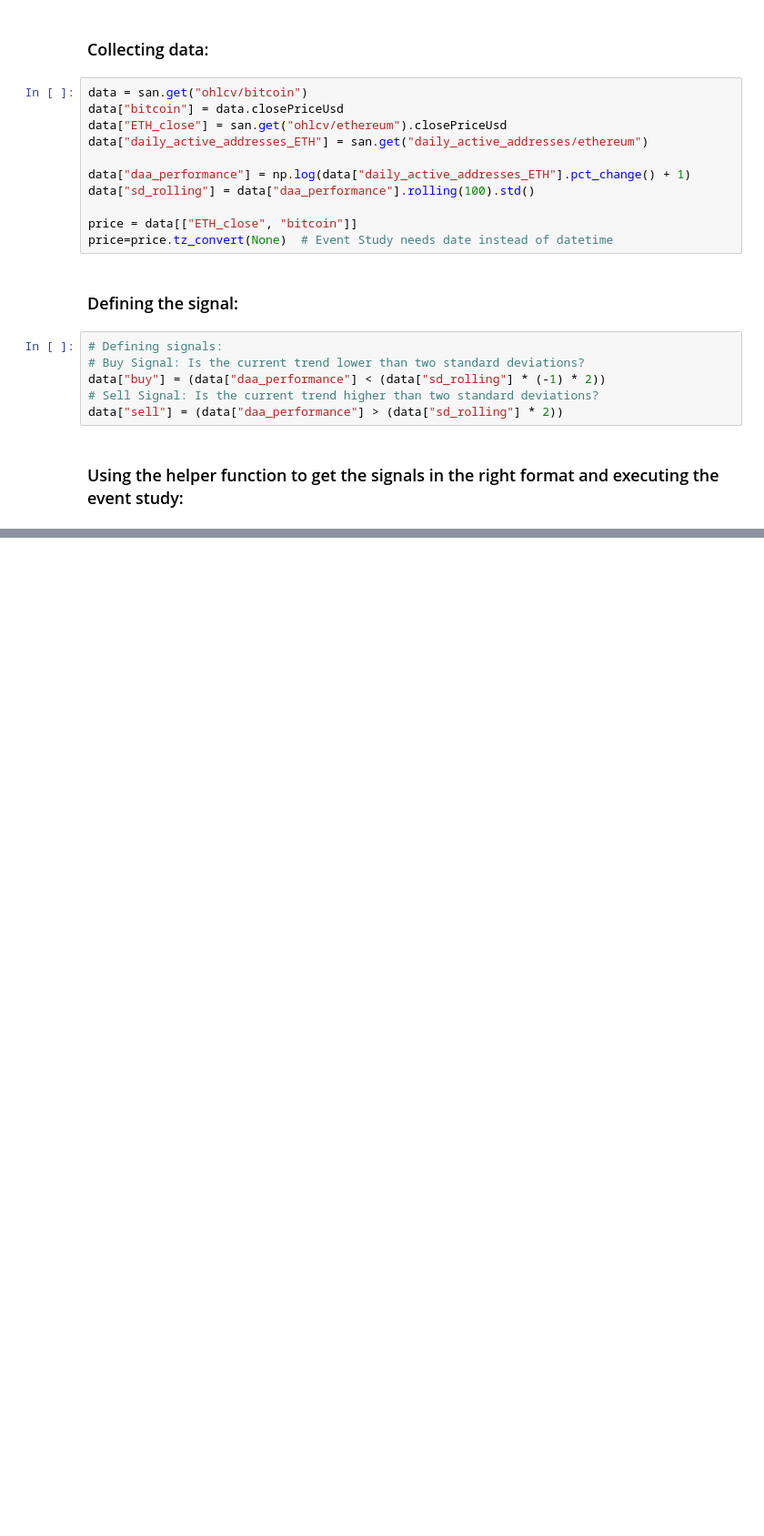
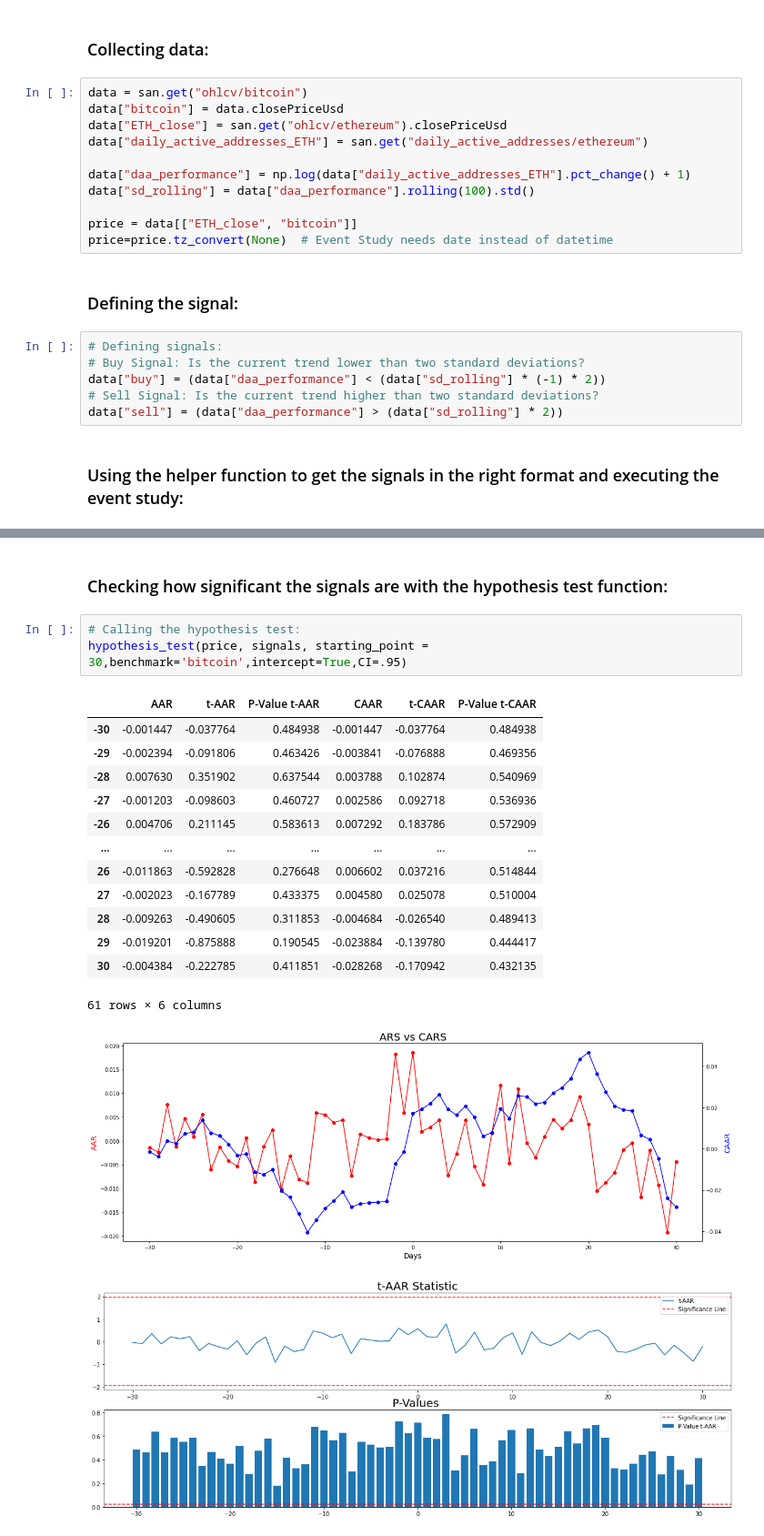
Before and after one commit to santiment/sanpy, a Jupyter notebook: examples/extras/event_study.ipynb, the cells around one changed output, grey strips where cells are left out. Shown at 91% size. Drawn from its saved outputs; the diff is of its cells as text; blank space fills up the shorter version.

```diff
--- a/examples/extras/event_study.ipynb
+++ b/examples/extras/event_study.ipynb
@@ -43,0 +44,21 @@ event_study(price, signals, starting_point = 30)
+# %% [markdown]
+### Checking how significant the signals are with the hypothesis test function:
+# %%
+# Calling the hypothesis test:
+hypothesis_test(price, signals, starting_point = 30,benchmark='bitcoin',intercept=True,CI=.95)
+# %% [output]
+|  | AAR | t-AAR | P-Value t-AAR | CAAR | t-CAAR | P-Value t-CAAR |
+| -30 | -0.001447 | -0.037764 | 0.484938 | -0.001447 | -0.037764 | 0.484938 |
+| -29 | -0.002394 | -0.091806 | 0.463426 | -0.003841 | -0.076888 | 0.469356 |
+| -28 | 0.007630 | 0.351902 | 0.637544 | 0.003788 | 0.102874 | 0.540969 |
+| -27 | -0.001203 | -0.098603 | 0.460727 | 0.002586 | 0.092718 | 0.536936 |
+| -26 | 0.004706 | 0.211145 | 0.583613 | 0.007292 | 0.183786 | 0.572909 |
+| ... | ... | ... | ... | ... | ... | ... |
+| 26 | -0.011863 | -0.592828 | 0.276648 | 0.006602 | 0.037216 | 0.514844 |
+| 27 | -0.002023 | -0.167789 | 0.433375 | 0.004580 | 0.025078 | 0.510004 |
+| 28 | -0.009263 | -0.490605 | 0.311853 | -0.004684 | -0.026540 | 0.489413 |
+| 29 | -0.019201 | -0.875888 | 0.190545 | -0.023884 | -0.139780 | 0.444417 |
+| 30 | -0.004384 | -0.222785 | 0.411851 | -0.028268 | -0.170942 | 0.432135 |
+61 rows × 6 columns
+[figure, added]
+[figure, added]
```
Also changed, not shown: parts of 3 cells of this notebook.
